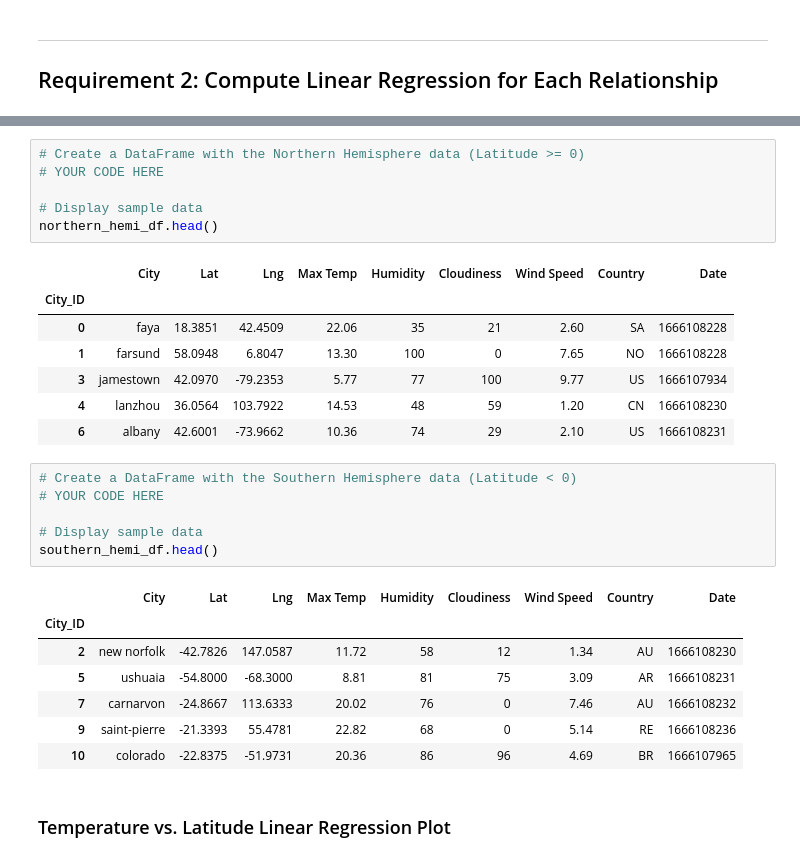
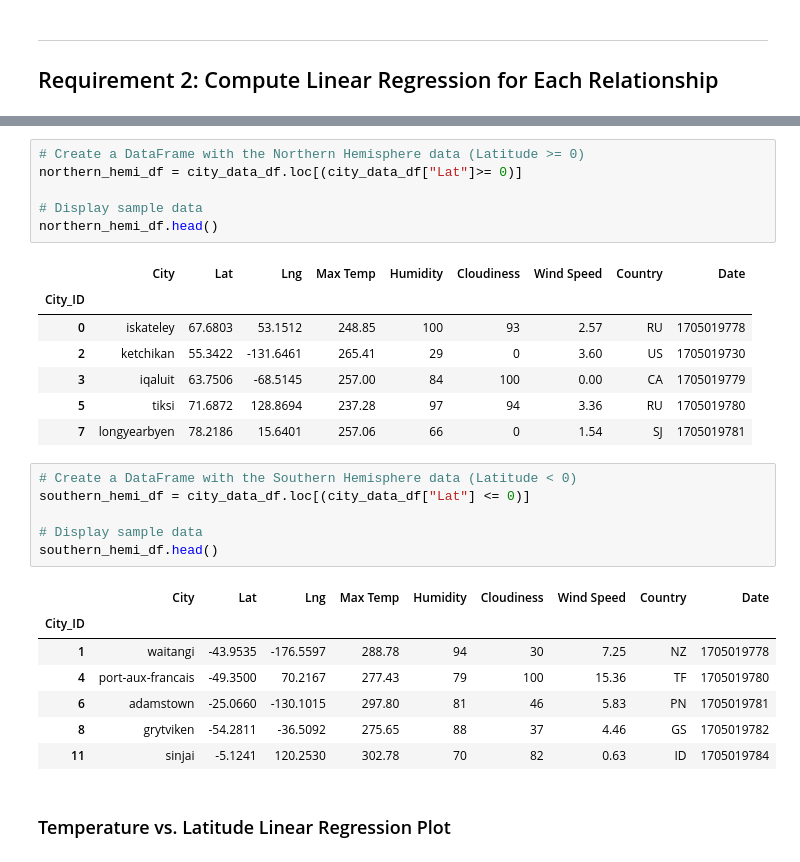
Before and after one commit to JuliWritesStories/WeatherPY, a Jupyter notebook: Juliet's WeatherPy.ipynb, the cells around one changed output, grey strips where cells are left out. Saved outputs shown, nothing was run; the diff lists cells and outputs as text.

```diff
--- a/Juliet's WeatherPy.ipynb
+++ b/Juliet's WeatherPy.ipynb
@@ -261,31 +275,31 @@ plt.show()
 # %%
 # Create a DataFrame with the Northern Hemisphere data (Latitude >= 0)
-# YOUR CODE HERE
+northern_hemi_df = city_data_df.loc[(city_data_df["Lat"]>= 0)]
 
 # Display sample data
 northern_hemi_df.head()
 # %% [output]
 |  | City | Lat | Lng | Max Temp | Humidity | Cloudiness | Wind Speed | Country | Date |
 | City_ID |  |  |  |  |  |  |  |  |  |
-| 0 | faya | 18.3851 | 42.4509 | 22.06 | 35 | 21 | 2.60 | SA | 1666108228 |
-| 1 | farsund | 58.0948 | 6.8047 | 13.30 | 100 | 0 | 7.65 | NO | 1666108228 |
-| 3 | jamestown | 42.0970 | -79.2353 | 5.77 | 77 | 100 | 9.77 | US | 1666107934 |
-| 4 | lanzhou | 36.0564 | 103.7922 | 14.53 | 48 | 59 | 1.20 | CN | 1666108230 |
-| 6 | albany | 42.6001 | -73.9662 | 10.36 | 74 | 29 | 2.10 | US | 1666108231 |
+| 0 | iskateley | 67.6803 | 53.1512 | 248.85 | 100 | 93 | 2.57 | RU | 1705019778 |
+| 2 | ketchikan | 55.3422 | -131.6461 | 265.41 | 29 | 0 | 3.60 | US | 1705019730 |
+| 3 | iqaluit | 63.7506 | -68.5145 | 257.00 | 84 | 100 | 0.00 | CA | 1705019779 |
+| 5 | tiksi | 71.6872 | 128.8694 | 237.28 | 97 | 94 | 3.36 | RU | 1705019780 |
+| 7 | longyearbyen | 78.2186 | 15.6401 | 257.06 | 66 | 0 | 1.54 | SJ | 1705019781 |
 # %%
 # Create a DataFrame with the Southern Hemisphere data (Latitude < 0)
-# YOUR CODE HERE
+southern_hemi_df = city_data_df.loc[(city_data_df["Lat"] <= 0)]
 
 # Display sample data
 southern_hemi_df.head()
 # %% [output]
 |  | City | Lat | Lng | Max Temp | Humidity | Cloudiness | Wind Speed | Country | Date |
 | City_ID |  |  |  |  |  |  |  |  |  |
-| 2 | new norfolk | -42.7826 | 147.0587 | 11.72 | 58 | 12 | 1.34 | AU | 1666108230 |
-| 5 | ushuaia | -54.8000 | -68.3000 | 8.81 | 81 | 75 | 3.09 | AR | 1666108231 |
-| 7 | carnarvon | -24.8667 | 113.6333 | 20.02 | 76 | 0 | 7.46 | AU | 1666108232 |
-| 9 | saint-pierre | -21.3393 | 55.4781 | 22.82 | 68 | 0 | 5.14 | RE | 1666108236 |
-| 10 | colorado | -22.8375 | -51.9731 | 20.36 | 86 | 96 | 4.69 | BR | 1666107965 |
+| 1 | waitangi | -43.9535 | -176.5597 | 288.78 | 94 | 30 | 7.25 | NZ | 1705019778 |
+| 4 | port-aux-francais | -49.3500 | 70.2167 | 277.43 | 79 | 100 | 15.36 | TF | 1705019780 |
+| 6 | adamstown | -25.0660 | -130.1015 | 297.80 | 81 | 46 | 5.83 | PN | 1705019781 |
+| 8 | grytviken | -54.2811 | -36.5092 | 275.65 | 88 | 37 | 4.46 | GS | 1705019782 |
+| 11 | sinjai | -5.1241 | 120.2530 | 302.78 | 70 | 82 | 0.63 | ID | 1705019784 |
 # %% [markdown]
 ###  Temperature vs. Latitude Linear Regression Plot
 # %%
```
Also changed, not shown: parts of 27 cells of this notebook, 5 other files.
